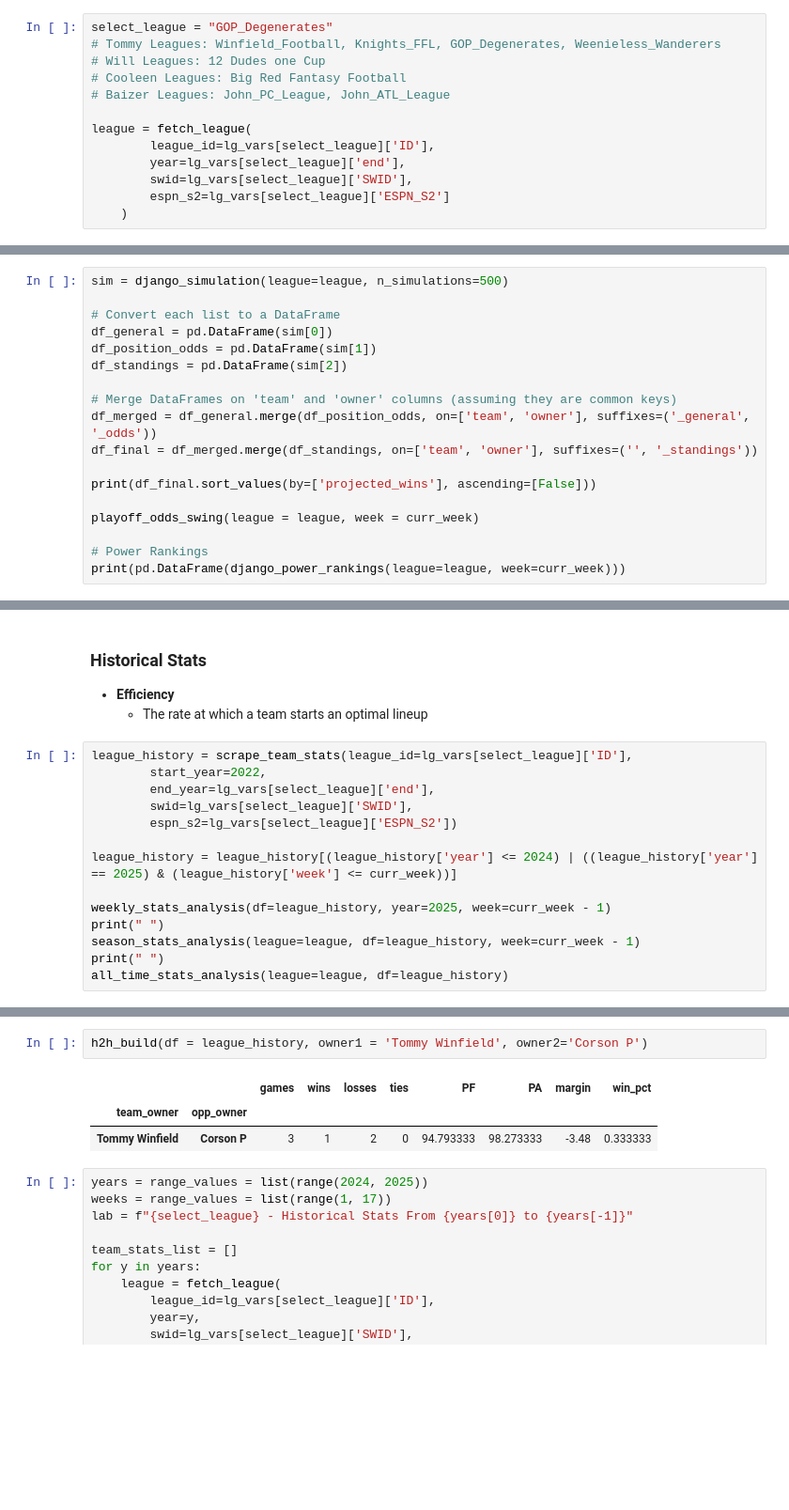
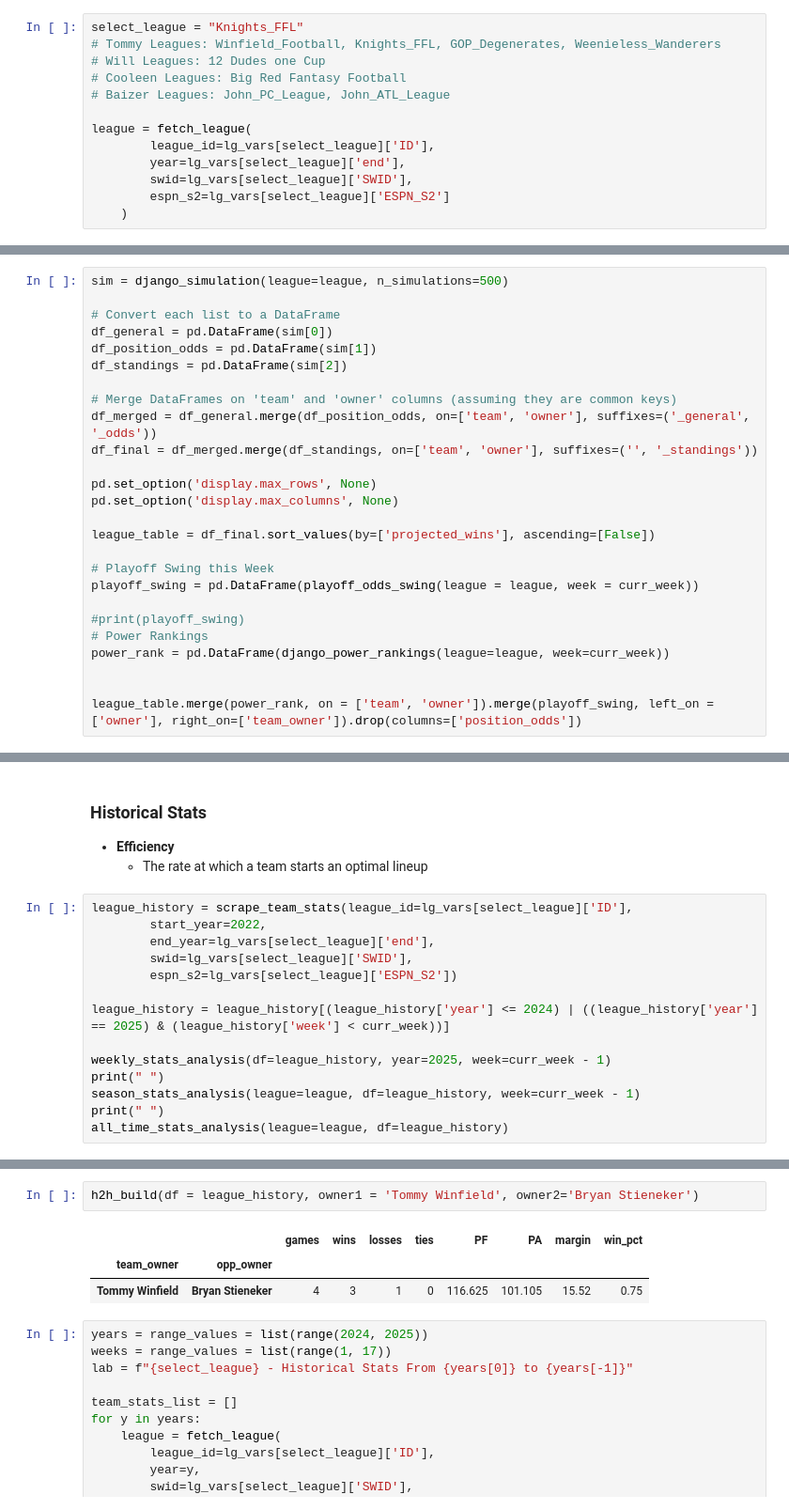
Before and after one commit to twinfield10/ESPN_FFL, a Jupyter notebook: FF Analysis Notebook.ipynb, the cells around one changed output, grey strips where cells are left out. Shown at 94% size. Cells and saved outputs as stored; diff of their text form; blank space fills up the shorter version.

```diff
--- a/FF Analysis Notebook.ipynb
+++ b/FF Analysis Notebook.ipynb
@@ -70,7 +70,7 @@ Requirement already satisfied: packaging in /Users/tommywinfield/Library/Python/
 # %% [markdown]
 ## 1) Set League ##
 # %%
-select_league = "GOP_Degenerates"
+select_league = "Knights_FFL"
 # Tommy Leagues: Winfield_Football, Knights_FFL, GOP_Degenerates, Weenieless_Wanderers
 # Will Leagues: 12 Dudes one Cup
 # Cooleen Leagues: Big Red Fantasy Football
@@ -1268,10 +1293,18 @@ df_standings = pd.DataFrame(sim[2])
 df_merged = df_general.merge(df_position_odds, on=['team', 'owner'], suffixes=('_general', '_odds'))
 df_final = df_merged.merge(df_standings, on=['team', 'owner'], suffixes=('', '_standings'))
 
-print(df_final.sort_values(by=['projected_wins'], ascending=[False]))
+pd.set_option('display.max_rows', None)
+pd.set_option('display.max_columns', None)
 
-playoff_odds_swing(league = league, week = curr_week)
+league_table = df_final.sort_values(by=['projected_wins'], ascending=[False])
 
+# Playoff Swing this Week
+playoff_swing = pd.DataFrame(playoff_odds_swing(league = league, week = curr_week))
+
+#print(playoff_swing)
 # Power Rankings
-print(pd.DataFrame(django_power_rankings(league=league, week=curr_week)))
+power_rank = pd.DataFrame(django_power_rankings(league=league, week=curr_week))
+
+
+league_table.merge(power_rank, on = ['team', 'owner']).merge(playoff_swing, left_on = ['owner'], right_on=['team_owner']).drop(columns=['position_odds'])
 # %% [output]
@@ -1328,7 +1346,7 @@ league_history = scrape_team_stats(league_id=lg_vars[select_league]['ID'],
         swid=lg_vars[select_league]['SWID'],
         espn_s2=lg_vars[select_league]['ESPN_S2'])
 
-league_history = league_history[(league_history['year'] <= 2024) | ((league_history['year'] == 2025) & (league_history['week'] <= curr_week))]
+league_history = league_history[(league_history['year'] <= 2024) | ((league_history['year'] == 2025) & (league_history['week'] < curr_week))]
 
 weekly_stats_analysis(df=league_history, year=2025, week=curr_week - 1)
 print(" ")
@@ -1356,9 +1374,9 @@ Fewest Bench Pts              - 32.4 pts - Patrick Ryan
 # %%
-h2h_build(df = league_history, owner1 = 'Tommy Winfield', owner2='Corson P')
+h2h_build(df = league_history, owner1 = 'Tommy Winfield', owner2='Bryan Stieneker')
 # %% [output]
 |  |  | games | wins | losses | ties | PF | PA | margin | win_pct |
 | team_owner | opp_owner |  |  |  |  |  |  |  |  |
-| Tommy Winfield | Corson P | 3 | 1 | 2 | 0 | 94.793333 | 98.273333 | -3.48 | 0.333333 |
+| Tommy Winfield | Bryan Stieneker | 4 | 3 | 1 | 0 | 116.625 | 101.105 | 15.52 | 0.75 |
 # %%
 years = range_values = list(range(2024, 2025))
 weeks = range_values = list(range(1, 17))
```
Also changed, not shown: parts of 15 cells of this notebook, 41 other files.
